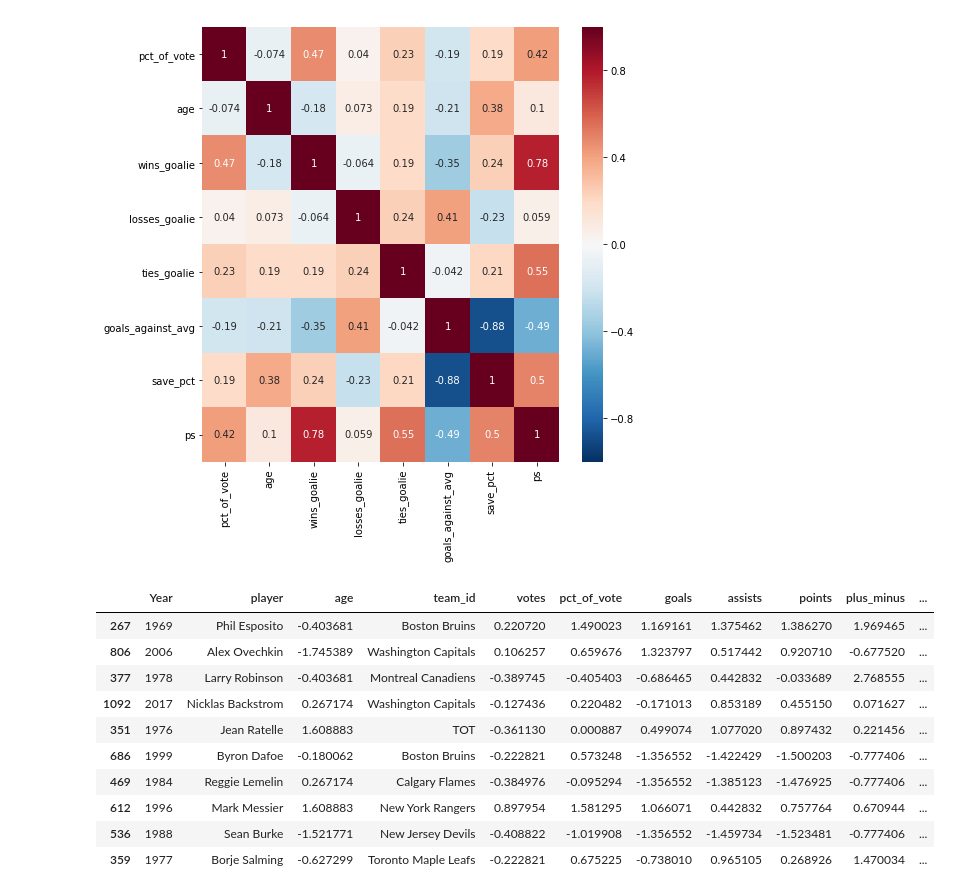
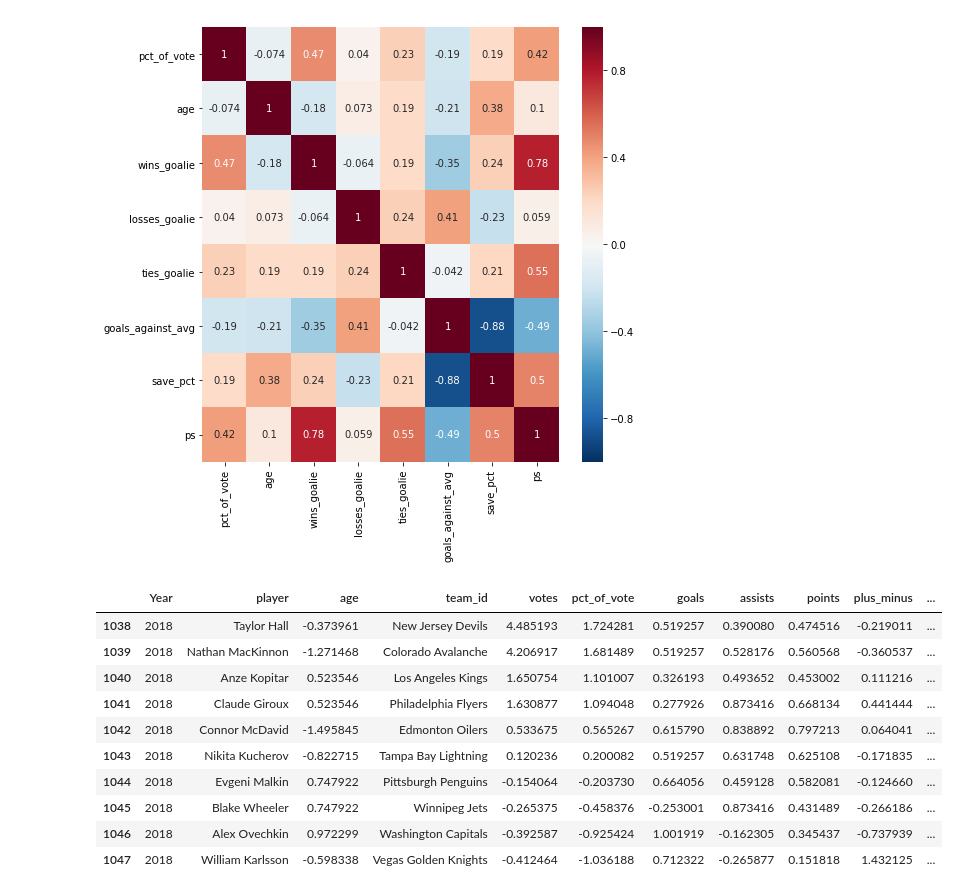
Before and after one commit to dbz10/NHL-Player-Awards, a Jupyter notebook: NHL MVP prediction.ipynb, the cells around one changed output. Saved outputs shown, nothing was run; the diff lists cells and outputs as text; code cells hidden in the pictures.

```diff
--- a/NHL MVP prediction.ipynb
+++ b/NHL MVP prediction.ipynb
@@ -138,10 +131,11 @@ def pos_combine(name):
     return ""
 
 full_data["pos"] = full_data["pos"].apply(pos_combine)
+full_data = full_data[full_data["pct_of_vote"]>1]
 full_data["pct_of_vote"] = np.log(full_data["pct_of_vote"])
 
 skaters = full_data[full_data['pos']!='G']
 goalies = full_data[full_data['pos']=='G']
 
-full_data.describe()
+full_data.tail(20)
 # %% [output]
@@ -211,27 +213,28 @@ sns.heatmap(f,annot=True,cmap="RdBu_r",vmin=-1,vmax=1);
 # %%
 fd = full_data.copy()
 # prepare for applying model:
 # 1) preprocessing-scale
 t = fd.drop(["Year"],axis=1).select_dtypes(exclude=["object"]).apply(sklearn.preprocessing.scale)
 fd[t.columns] = t
 
 # 2) one-hot encode positions
 fd=pd.get_dummies(fd,columns=['pos'])
 
-fd.sample(10)
+fd[fd["Year"]==2018]
 # full_data.sample(10)
+# fd.pct_of_vote.plot.hist()
 # %% [output]
 |  | Year | player | age | team_id | votes | pct_of_vote | goals | assists | points | plus_minus | ... |
-| 267 | 1969 | Phil Esposito | -0.403681 | Boston Bruins | 0.220720 | 1.490023 | 1.169161 | 1.375462 | 1.386270 | 1.969465 | ... |
-| 806 | 2006 | Alex Ovechkin | -1.745389 | Washington Capitals | 0.106257 | 0.659676 | 1.323797 | 0.517442 | 0.920710 | -0.677520 | ... |
-| 377 | 1978 | Larry Robinson | -0.403681 | Montreal Canadiens | -0.389745 | -0.405403 | -0.686465 | 0.442832 | -0.033689 | 2.768555 | ... |
-| 1092 | 2017 | Nicklas Backstrom | 0.267174 | Washington Capitals | -0.127436 | 0.220482 | -0.171013 | 0.853189 | 0.455150 | 0.071627 | ... |
-| 351 | 1976 | Jean Ratelle | 1.608883 | TOT | -0.361130 | 0.000887 | 0.499074 | 1.077020 | 0.897432 | 0.221456 | ... |
-| 686 | 1999 | Byron Dafoe | -0.180062 | Boston Bruins | -0.222821 | 0.573248 | -1.356552 | -1.422429 | -1.500203 | -0.777406 | ... |
-| 469 | 1984 | Reggie Lemelin | 0.267174 | Calgary Flames | -0.384976 | -0.095294 | -1.356552 | -1.385123 | -1.476925 | -0.777406 | ... |
-| 612 | 1996 | Mark Messier | 1.608883 | New York Rangers | 0.897954 | 1.581295 | 1.066071 | 0.442832 | 0.757764 | 0.670944 | ... |
-| 536 | 1988 | Sean Burke | -1.521771 | New Jersey Devils | -0.408822 | -1.019908 | -1.356552 | -1.459734 | -1.523481 | -0.777406 | ... |
-| 359 | 1977 | Borje Salming | -0.627299 | Toronto Maple Leafs | -0.222821 | 0.675225 | -0.738010 | 0.965105 | 0.268926 | 1.470034 | ... |
+| 1038 | 2018 | Taylor Hall | -0.373961 | New Jersey Devils | 4.485193 | 1.724281 | 0.519257 | 0.390080 | 0.474516 | -0.219011 | ... |
+| 1039 | 2018 | Nathan MacKinnon | -1.271468 | Colorado Avalanche | 4.206917 | 1.681489 | 0.519257 | 0.528176 | 0.560568 | -0.360537 | ... |
+| 1040 | 2018 | Anze Kopitar | 0.523546 | Los Angeles Kings | 1.650754 | 1.101007 | 0.326193 | 0.493652 | 0.453002 | 0.111216 | ... |
+| 1041 | 2018 | Claude Giroux | 0.523546 | Philadelphia Flyers | 1.630877 | 1.094048 | 0.277926 | 0.873416 | 0.668134 | 0.441444 | ... |
+| 1042 | 2018 | Connor McDavid | -1.495845 | Edmonton Oilers | 0.533675 | 0.565267 | 0.615790 | 0.838892 | 0.797213 | 0.064041 | ... |
+| 1043 | 2018 | Nikita Kucherov | -0.822715 | Tampa Bay Lightning | 0.120236 | 0.200082 | 0.519257 | 0.631748 | 0.625108 | -0.171835 | ... |
+| 1044 | 2018 | Evgeni Malkin | 0.747922 | Pittsburgh Penguins | -0.154064 | -0.203730 | 0.664056 | 0.459128 | 0.582081 | -0.124660 | ... |
+| 1045 | 2018 | Blake Wheeler | 0.747922 | Winnipeg Jets | -0.265375 | -0.458376 | -0.253001 | 0.873416 | 0.431489 | -0.266186 | ... |
+| 1046 | 2018 | Alex Ovechkin | 0.972299 | Washington Capitals | -0.392587 | -0.925424 | 1.001919 | -0.162305 | 0.345437 | -0.737939 | ... |
+| 1047 | 2018 | William Karlsson | -0.598338 | Vegas Golden Knights | -0.412464 | -1.036188 | 0.712322 | -0.265877 | 0.151818 | 1.432125 | ... |
 # %%
 from sklearn.decomposition import PCA
 pca = PCA(0.95)
```
Also changed, not shown: parts of 8 cells of this notebook, 1 other file.
